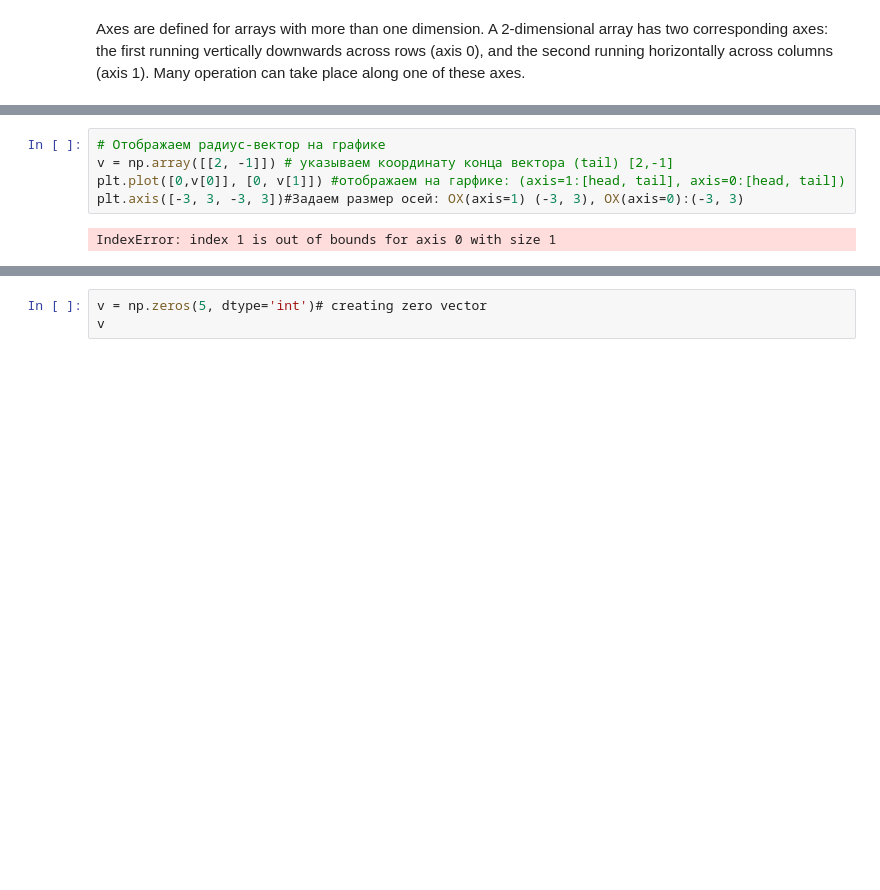
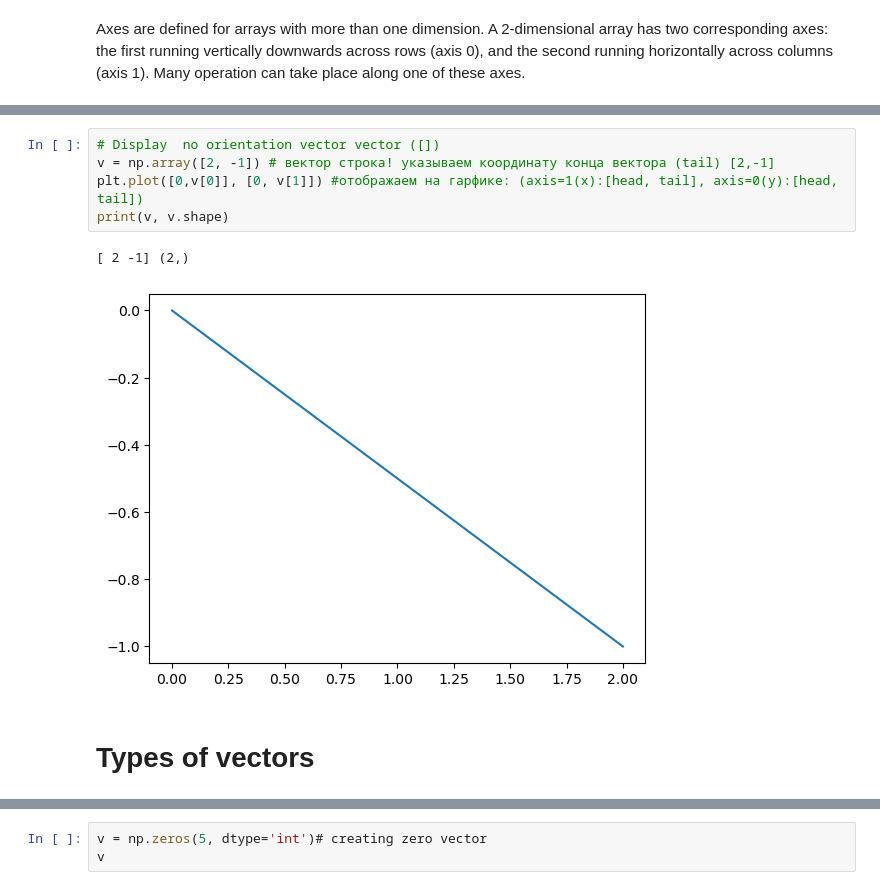
Before and after one commit to SENATOROVAI/python-Tatiana, a Jupyter notebook: Python/lesson_numpy.ipynb, the cells around one changed output, grey strips where cells are left out. Cells and saved outputs as stored; diff of their text form; blank space fills up the shorter version.

```diff
--- a/Python/lesson_numpy.ipynb
+++ b/Python/lesson_numpy.ipynb
@@ -8,8 +20,11 @@ Axes are defined for arrays with more than one dimension. A 2-dimensional array
 # %%
-# Отображаем радиус-вектор на графике
-v = np.array([[2, -1]]) # указываем координату конца вектора (tail) [2,-1]
-plt.plot([0,v[0]], [0, v[1]]) #отображаем на гарфике: (axis=1:[head, tail], axis=0:[head, tail])
-plt.axis([-3, 3, -3, 3])#Задаем размер осей: OX(axis=1) (-3, 3), OX(axis=0):(-3, 3)
+# Display  no orientation vector vector ([])
+v = np.array([2, -1]) # вектор строка! указываем координату конца вектора (tail) [2,-1]
+plt.plot([0,v[0]], [0, v[1]]) #отображаем на гарфике: (axis=1(x):[head, tail], axis=0(y):[head, tail])
+print(v, v.shape)
 # %% [output]
-IndexError: index 1 is out of bounds for axis 0 with size 1
+[ 2 -1] (2,)
+[figure, added]
+# %% [markdown]
+# Types of vectors
 # %%
```
Also changed, not shown: parts of 34 cells of this notebook, 4 other files.
